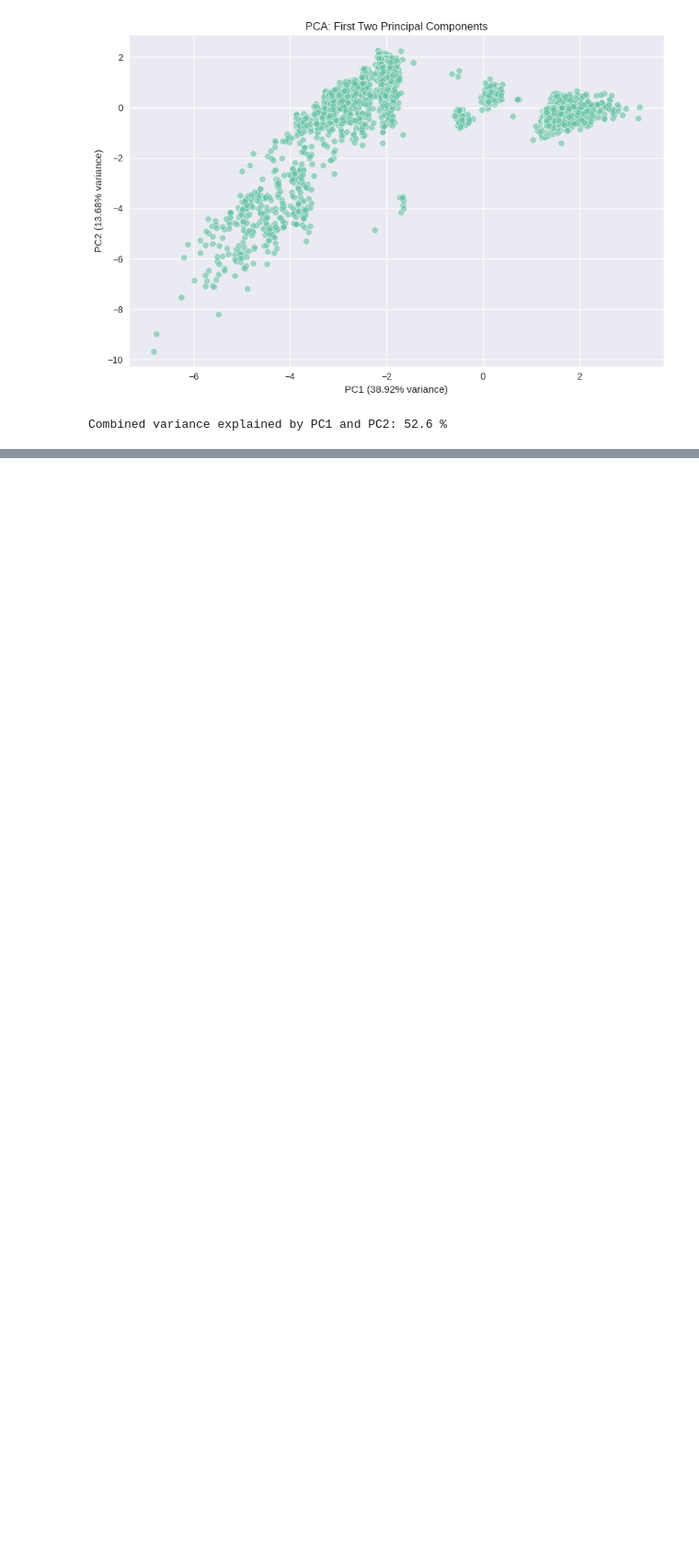
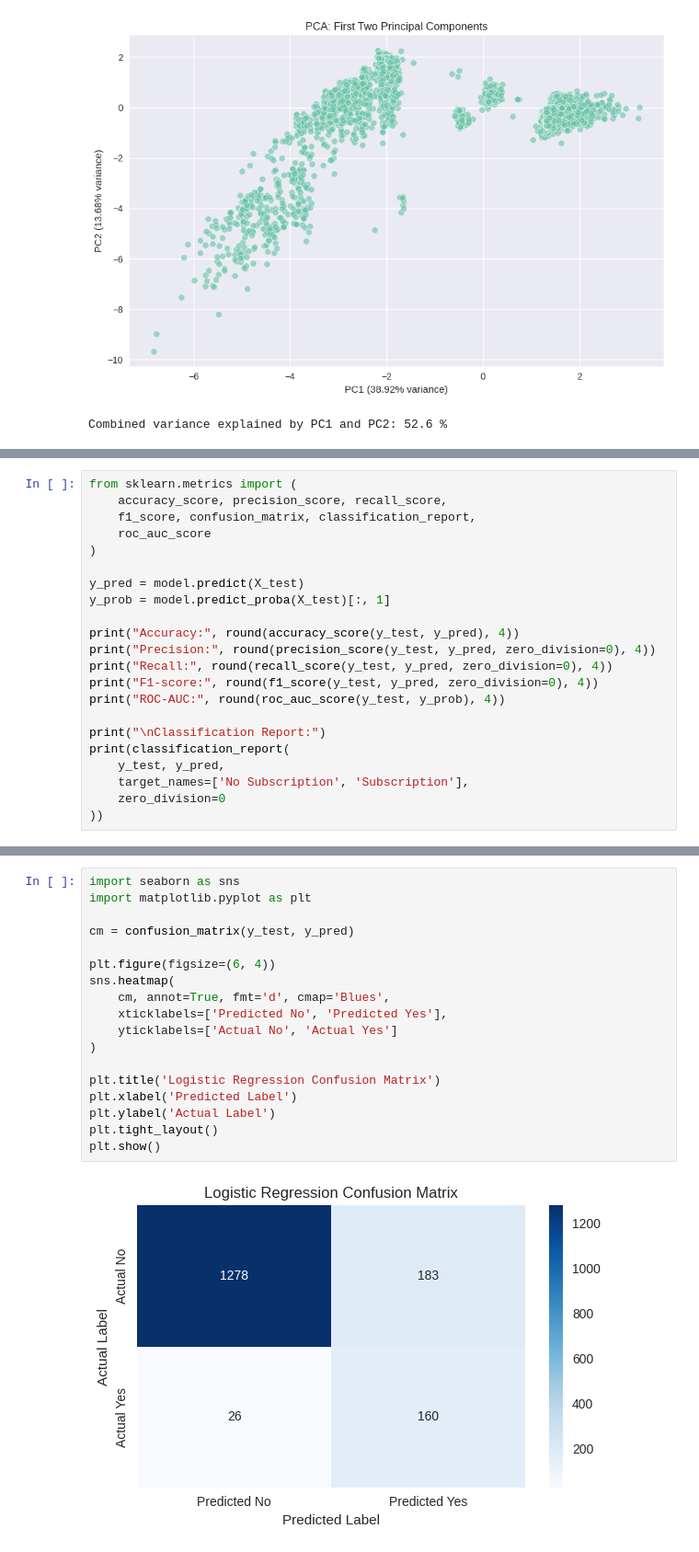
Before and after one commit to Harishree2005/Hari-Shree-P, a Jupyter notebook: Phase1_EDA_Bank_Marketing.ipynb, the cells around one changed output, grey strips where cells are left out. Shown at 92% size. Saved outputs shown, nothing was run; the diff lists cells and outputs as text; blank space fills up the shorter version.

Commit message:
Completed Phase 3 Logistic Regression Classification

```diff
--- a/Phase1_EDA_Bank_Marketing.ipynb
+++ b/Phase1_EDA_Bank_Marketing.ipynb
@@ -1533,0 +1611,22 @@ Combined variance explained by PC1 and PC2: 52.6 %
+# %%
+from sklearn.metrics import (
+    accuracy_score, precision_score, recall_score,
+    f1_score, confusion_matrix, classification_report,
+    roc_auc_score
+)
+
+y_pred = model.predict(X_test)
+y_prob = model.predict_proba(X_test)[:, 1]
+
+print("Accuracy:", round(accuracy_score(y_test, y_pred), 4))
+print("Precision:", round(precision_score(y_test, y_pred, zero_division=0), 4))
+print("Recall:", round(recall_score(y_test, y_pred, zero_division=0), 4))
+print("F1-score:", round(f1_score(y_test, y_pred, zero_division=0), 4))
+print("ROC-AUC:", round(roc_auc_score(y_test, y_prob), 4))
+
+print("\nClassification Report:")
+print(classification_report(
+    y_test, y_pred,
+    target_names=['No Subscription', 'Subscription'],
+    zero_division=0
+))
@@ -1533,0 +1649,20 @@ Combined variance explained by PC1 and PC2: 52.6 %
+# %%
+import seaborn as sns
+import matplotlib.pyplot as plt
+
+cm = confusion_matrix(y_test, y_pred)
+
+plt.figure(figsize=(6, 4))
+sns.heatmap(
+    cm, annot=True, fmt='d', cmap='Blues',
+    xticklabels=['Predicted No', 'Predicted Yes'],
+    yticklabels=['Actual No', 'Actual Yes']
+)
+
+plt.title('Logistic Regression Confusion Matrix')
+plt.xlabel('Predicted Label')
+plt.ylabel('Actual Label')
+plt.tight_layout()
+plt.show()
+# %% [output]
+[figure, added]
```
Also changed, not shown: parts of 7 cells of this notebook.
